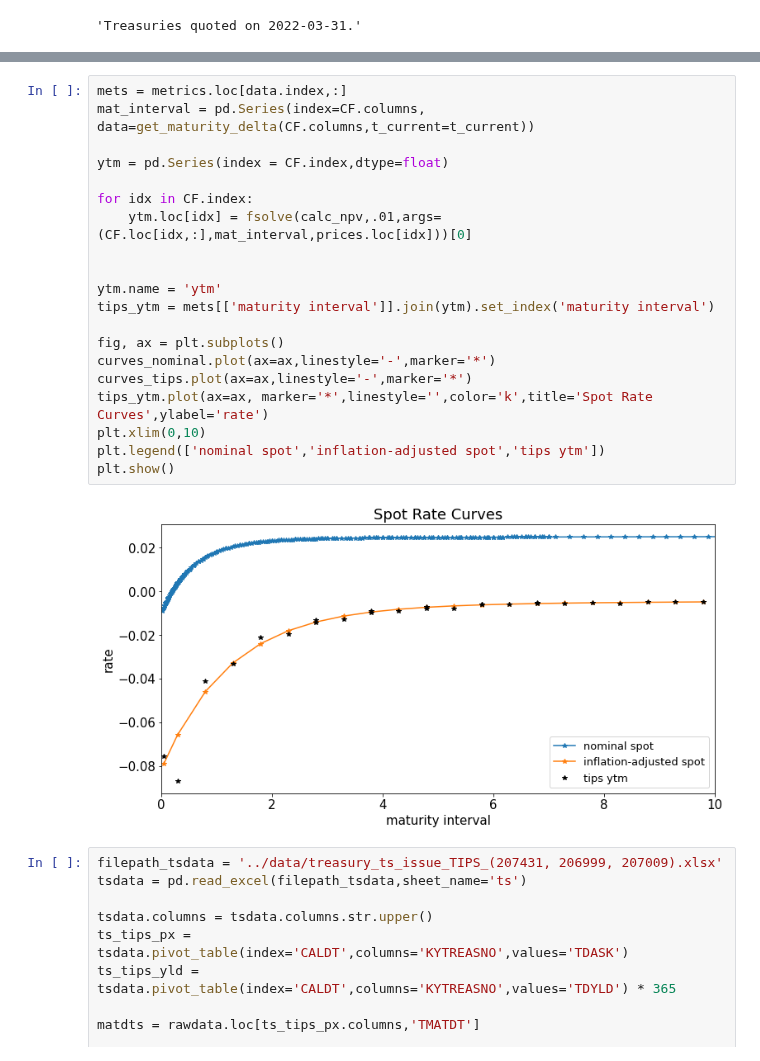
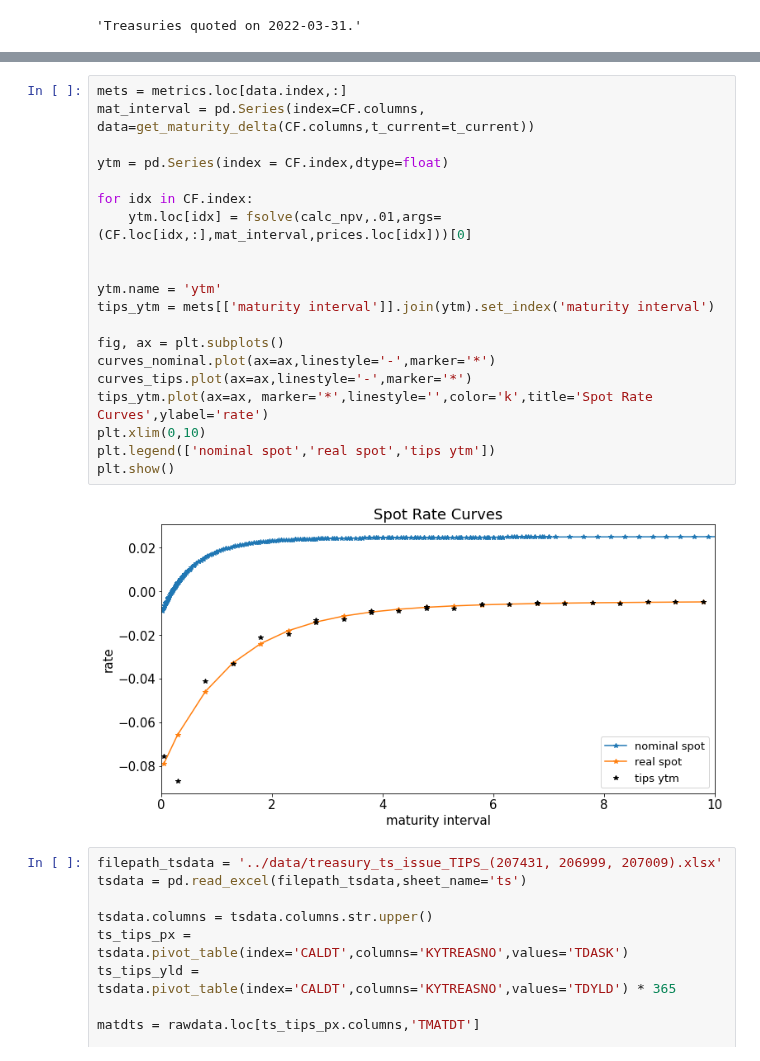
Before and after one commit to MarkHendricks/drw-markets, a Jupyter notebook: notebooks/A.5. Inflation.ipynb, the cells around one changed output, grey strips where cells are left out. Cells and saved outputs as stored; diff of their text form.

```diff
--- a/notebooks/A.5. Inflation.ipynb
+++ b/notebooks/A.5. Inflation.ipynb
@@ -322,25 +322,25 @@ plt.show()
 # %%
 mets = metrics.loc[data.index,:]
 mat_interval = pd.Series(index=CF.columns, data=get_maturity_delta(CF.columns,t_current=t_current))
 
 ytm = pd.Series(index = CF.index,dtype=float)
 
 for idx in CF.index:
     ytm.loc[idx] = fsolve(calc_npv,.01,args=(CF.loc[idx,:],mat_interval,prices.loc[idx]))[0]
 
 
 ytm.name = 'ytm'
 tips_ytm = mets[['maturity interval']].join(ytm).set_index('maturity interval')
 
 fig, ax = plt.subplots()
 curves_nominal.plot(ax=ax,linestyle='-',marker='*')
 curves_tips.plot(ax=ax,linestyle='-',marker='*')
 tips_ytm.plot(ax=ax, marker='*',linestyle='',color='k',title='Spot Rate Curves',ylabel='rate')
 plt.xlim(0,10)
-plt.legend(['nominal spot','inflation-adjusted spot','tips ytm'])
+plt.legend(['nominal spot','real spot','tips ytm'])
 plt.show()
 # %% [output]
-[figure, old version]
+[figure, new version]
 # %%
 filepath_tsdata = '../data/treasury_ts_issue_TIPS_(207431, 206999, 207009).xlsx'
 tsdata = pd.read_excel(filepath_tsdata,sheet_name='ts')
```
Also changed, not shown: parts of 2 cells of this notebook, 11 other files.
